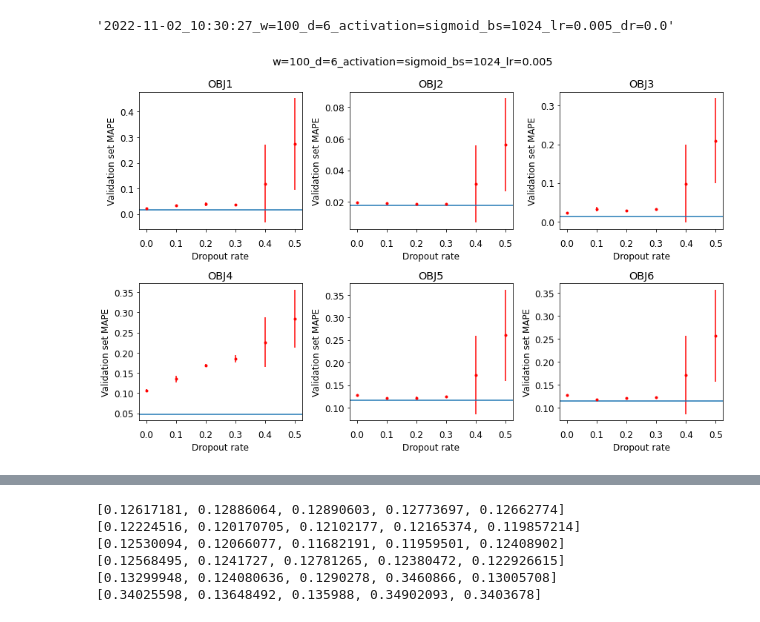
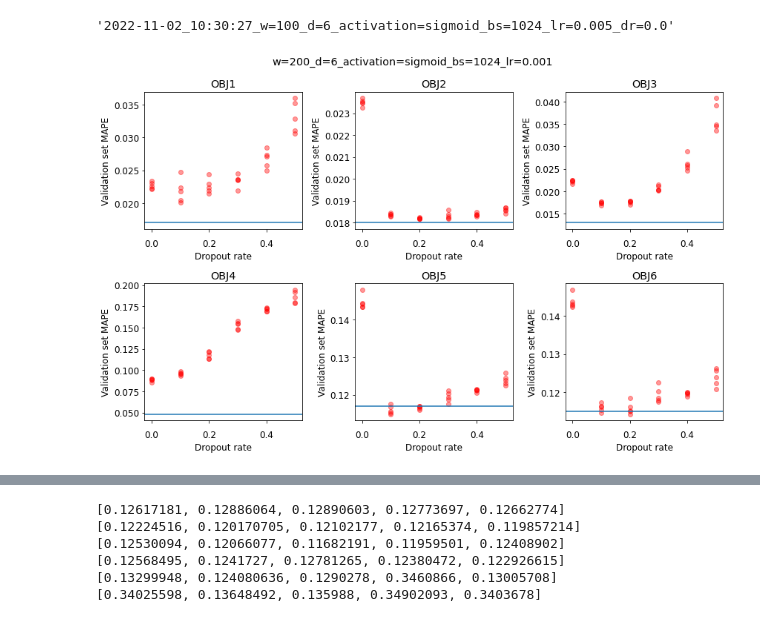
Before and after one commit to joshvillarreal/rfq-nn, a Jupyter notebook: notebooks/read_scan_results.ipynb, the cells around one changed output, grey strips where cells are left out. Cells and saved outputs as stored; diff of their text form; code cells hidden in the pictures.

```diff
--- a/notebooks/read_scan_results.ipynb
+++ b/notebooks/read_scan_results.ipynb
@@ -4,7 +4,7 @@ import numpy as np
 import matplotlib.pyplot as plt
 import pandas as pd
 # %%
-with open('../results/2022-11-03_01:20:56_results.json') as f:
+with open('../results/2022-10-16_19-12-17_results.json') as f:
     data = json.load(f)
 # %%
 for d in data:
@@ -128,34 +127,32 @@ data[0]['model_id']
 # %%
 # mapes
 fig, axs = plt.subplots(2, 3, figsize=(12, 8))
 
 for i in range(1, 7):
     ax = axs.flatten()[i-1]
     ax.axhline(paper_mapes[f'OBJ{i}'], label='MAPE from paper')
     ax.set_title(f'OBJ{i}')
     ax.set_xlabel('Dropout rate')
     ax.set_ylabel('Validation set MAPE')
+#    ax.set_ylim(paper_mapes[f'OBJ{i}']*.8, paper_mapes[f'OBJ{i}']*1.25)
 
 for d in data:
     configs = d['configs']
     results = d['results']
     dropout_rate = configs['dropout_rate']
-    if dropout_rate > 0.7:
+    if dropout_rate > 0.75:
         continue
     else:
         for i in range(1, 7):
             ax = axs.flatten()[i-1]
 
             obj_results = results['by_response'][f'OBJ{i}']
-            train_mean = np.mean(obj_results['mape_train'])
-            train_std = np.std(obj_results['mape_train'])
-            val_mean = np.mean(obj_results['mape_val'])
-            val_std = np.std(obj_results['mape_val'])
+            mape_val = obj_results['mape_val']
 
-            ax.errorbar(dropout_rate, val_mean, yerr=val_std, fmt='.', color='r')
+            ax.scatter([dropout_rate]*5, mape_val, color='r', alpha=0.4)
 
 fig.tight_layout(rect=[0, 0.03, 1, 0.95])
-fig.suptitle('w=100_d=6_activation=sigmoid_bs=1024_lr=0.005')
+fig.suptitle('w=200_d=6_activation=sigmoid_bs=1024_lr=0.001')
 plt.show()
 # %% [output]
-[figure, old version]
+[figure, new version]
```
Also changed, not shown: parts of 4 cells of this notebook.
